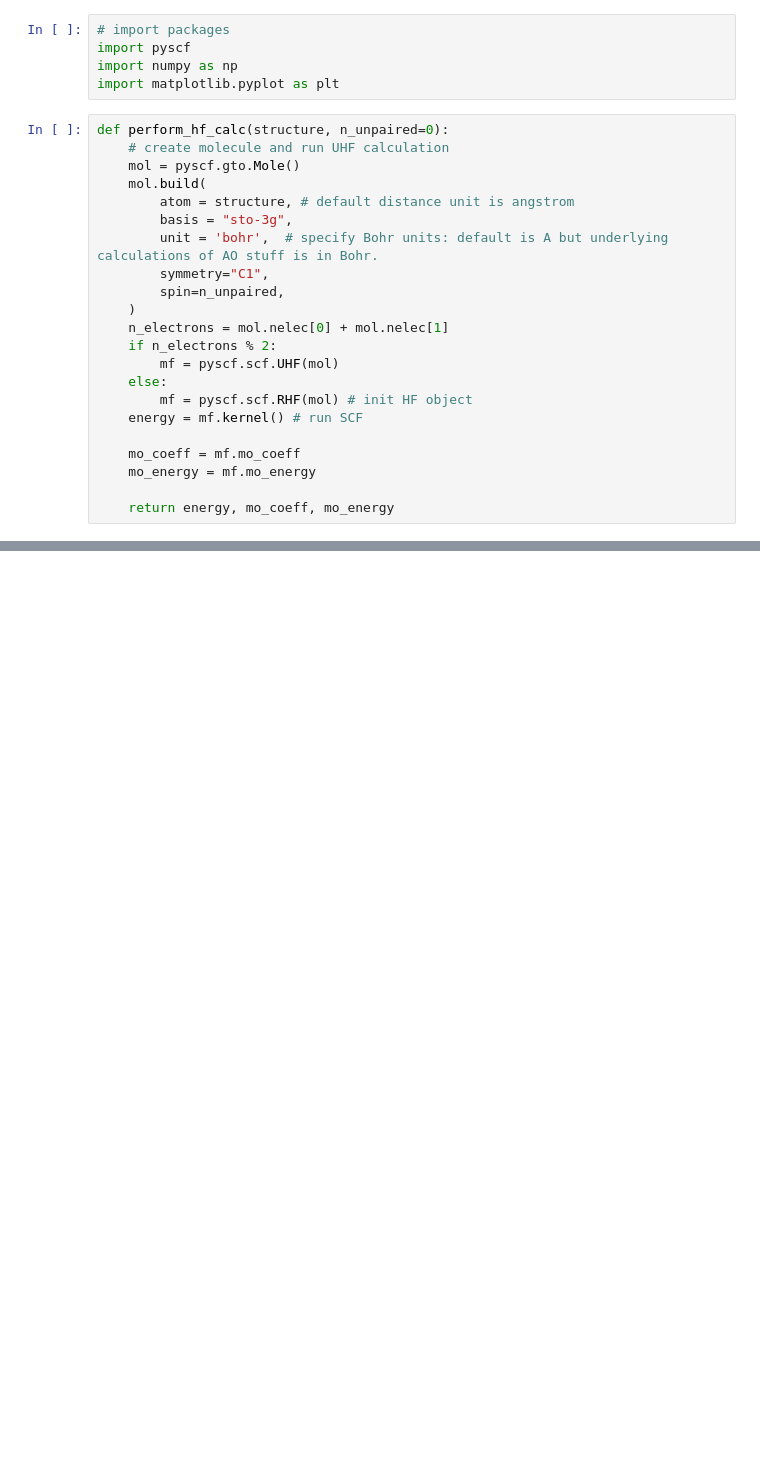
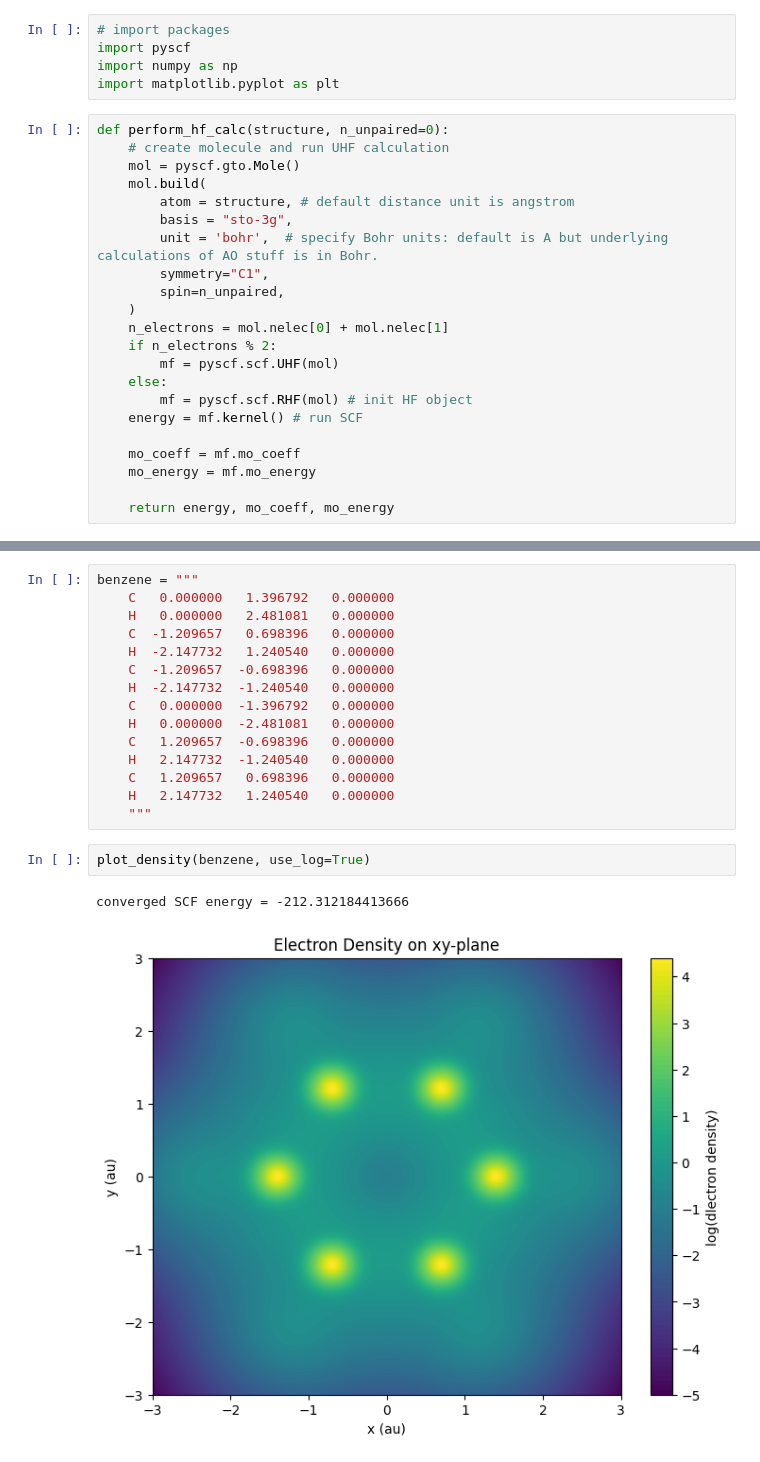
Before and after one commit to GQCG-edu/bootcamp, a Jupyter notebook: tutorials/MO_scheme_visualisation.ipynb, the cells around one changed output, grey strips where cells are left out. Saved outputs shown, nothing was run; the diff lists cells and outputs as text; blank space fills up the shorter version.

```diff
--- a/tutorials/MO_scheme_visualisation.ipynb
+++ b/tutorials/MO_scheme_visualisation.ipynb
@@ -140,0 +175,20 @@ plt.show()
+# %%
+benzene = """
+    C   0.000000   1.396792   0.000000
+    H   0.000000   2.481081   0.000000
+    C  -1.209657   0.698396   0.000000
+    H  -2.147732   1.240540   0.000000
+    C  -1.209657  -0.698396   0.000000
+    H  -2.147732  -1.240540   0.000000
+    C   0.000000  -1.396792   0.000000
+    H   0.000000  -2.481081   0.000000
+    C   1.209657  -0.698396   0.000000
+    H   2.147732  -1.240540   0.000000
+    C   1.209657   0.698396   0.000000
+    H   2.147732   1.240540   0.000000
+    """
+# %%
+plot_density(benzene, use_log=True)
+# %% [output]
+converged SCF energy = -212.312184413666
+[figure, added]
```
Also changed, not shown: parts of 15 cells of this notebook.
